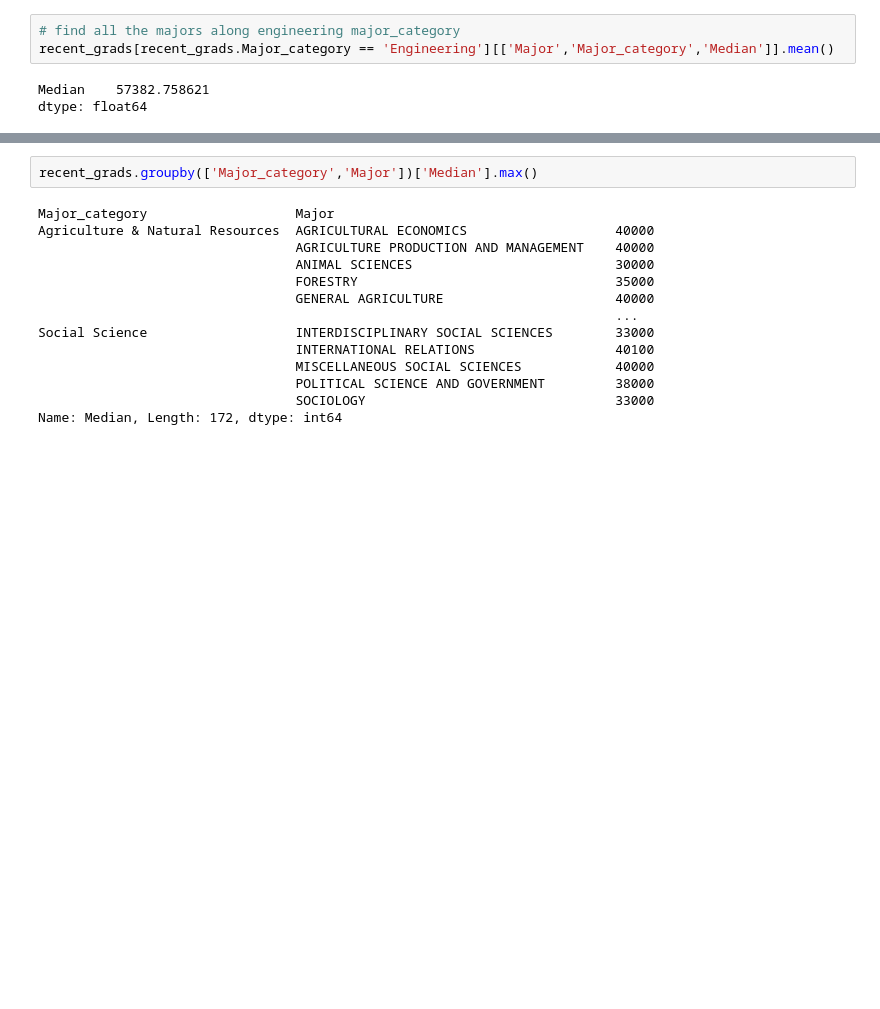
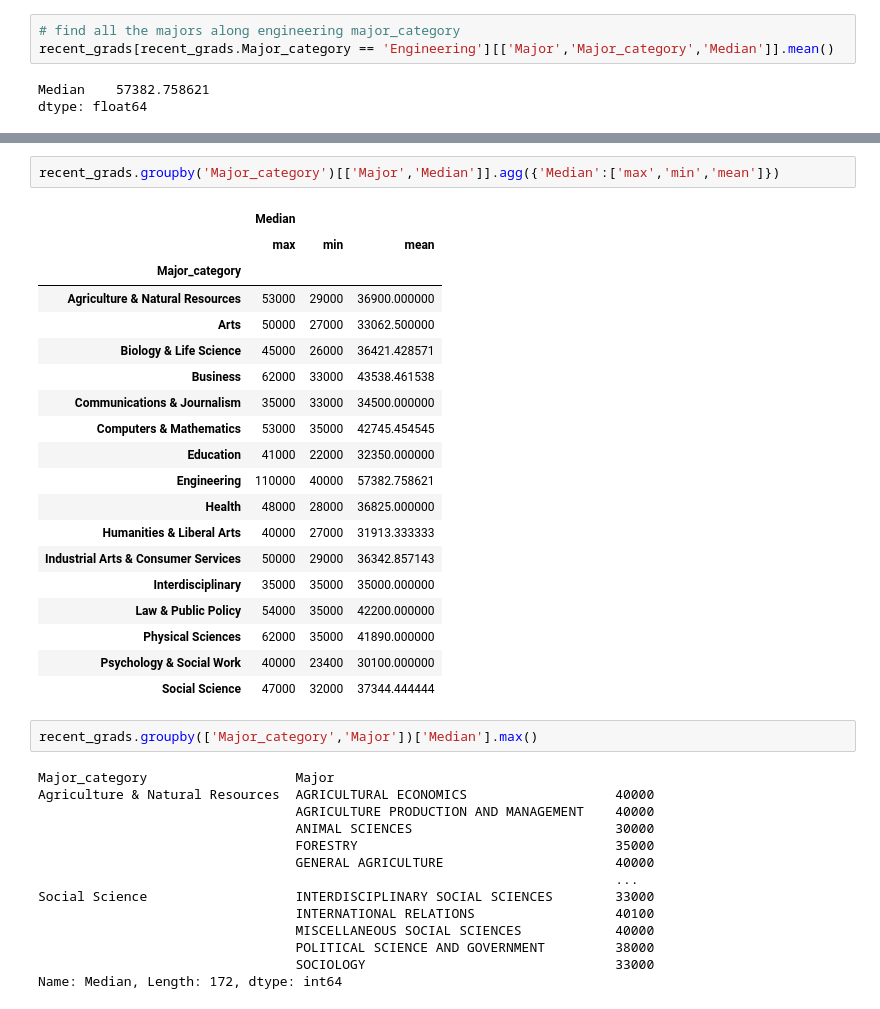
Before and after one commit to tayyabsarfraz/Introduction-to-Data-Analyst-and-Data-Science, a Jupyter notebook: Module no 02- Python for Data Scientists/02 - Pandas for Data Scientists/Lec-2.10(Pandas-01-From-Python-Dictionary-to-Pandas-Dataframe).ipynb, the cells around one changed output, grey strips where cells are left out. Saved outputs shown, nothing was run; the diff lists cells and outputs as text; blank space fills up the shorter version.

```diff
--- a/Module no 02- Python for Data Scientists/02 - Pandas for Data Scientists/Lec-2.10(Pandas-01-From-Python-Dictionary-to-Pandas-Dataframe).ipynb
+++ b/Module no 02- Python for Data Scientists/02 - Pandas for Data Scientists/Lec-2.10(Pandas-01-From-Python-Dictionary-to-Pandas-Dataframe).ipynb
@@ -673,3 +736,25 @@ dtype: float64
+# %%
+recent_grads.groupby('Major_category')[['Major','Median']].agg({'Median':['max','min','mean']})
+# %% [output]
+|  | Median |  |  |
+|  | max | min | mean |
+| Major_category |  |  |  |
+| Agriculture & Natural Resources | 53000 | 29000 | 36900.000000 |
+| Arts | 50000 | 27000 | 33062.500000 |
+| Biology & Life Science | 45000 | 26000 | 36421.428571 |
+| Business | 62000 | 33000 | 43538.461538 |
+| Communications & Journalism | 35000 | 33000 | 34500.000000 |
+| Computers & Mathematics | 53000 | 35000 | 42745.454545 |
+| Education | 41000 | 22000 | 32350.000000 |
+| Engineering | 110000 | 40000 | 57382.758621 |
+| Health | 48000 | 28000 | 36825.000000 |
+| Humanities & Liberal Arts | 40000 | 27000 | 31913.333333 |
+| Industrial Arts & Consumer Services | 50000 | 29000 | 36342.857143 |
+| Interdisciplinary | 35000 | 35000 | 35000.000000 |
+| Law & Public Policy | 54000 | 35000 | 42200.000000 |
+| Physical Sciences | 62000 | 35000 | 41890.000000 |
+| Psychology & Social Work | 40000 | 23400 | 30100.000000 |
+| Social Science | 47000 | 32000 | 37344.444444 |
 # %%
 recent_grads.groupby(['Major_category','Major'])['Median'].max()
 # %% [output]
```
Also changed, not shown: parts of 14 cells of this notebook.
